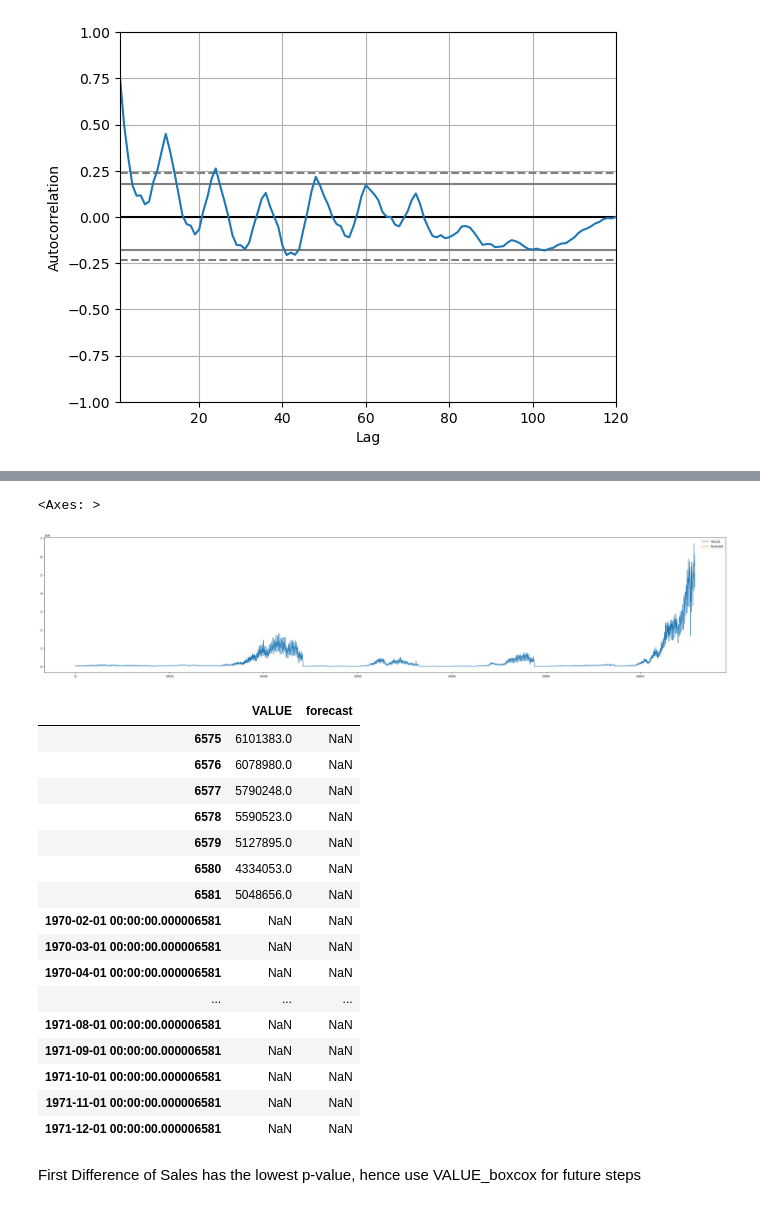
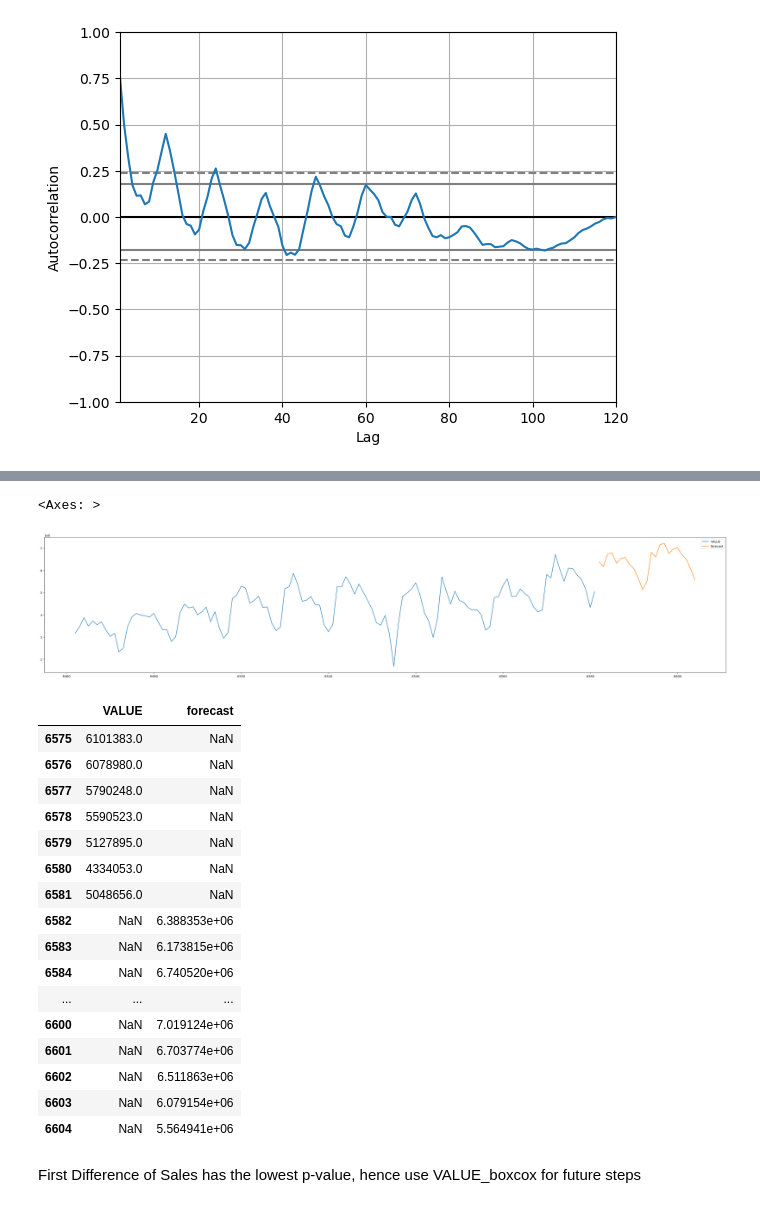
Before and after one commit to CLIUKELLY/ARIMA-Time-Serie-Forecasting, a Jupyter notebook: 02. ARIMA Time Series Forecasting_all data.ipynb, the cells around one changed output, grey strips where cells are left out. Saved outputs shown, nothing was run; the diff lists cells and outputs as text; code cells hidden in the pictures.

```diff
--- a/02. ARIMA Time Series Forecasting_all data.ipynb
+++ b/02. ARIMA Time Series Forecasting_all data.ipynb
@@ -206,7 +209,7 @@ Canadian_data[['VALUE','forecast']].plot(figsize=(40,8))
 import statsmodels.api as sm
 model=sm.tsa.statespace.SARIMAX(Canadian_data['VALUE'],order=(0, 1, 1),seasonal_order=(0,1,1,12))
 results=model.fit()
-Canadian_data['forecast']=results.predict(start=6000,end=6571,dynamic=True)
+Canadian_data['forecast']=results.predict(start=96,end=120,dynamic=True)
 Canadian_data[['VALUE','forecast']].plot(figsize=(40,8))
 # %% [output]
 RUNNING THE L-BFGS-B CODE
@@ -245,11 +252,12 @@ CONVERGENCE: NORM_OF_PROJECTED_GRADIENT_<=_PGTOL
 from pandas.tseries.offsets import DateOffset
 
 # Convert the last date in the index to a Timestamp object
-last_date = pd.Timestamp(Canadian_data.index[-1])
+last_date = Canadian_data['REF_DATE'].index[-1]
+#last_date = pd.to_datetime(last_date)
 print(last_date)
 
 # Now you should be able to add DateOffset to the last date in the index
-future_dates = [last_date + DateOffset(months=x) for x in range(0, 24)]
+future_dates = [last_date + x for x in range(0, 24)]
 future_datest_df = pd.DataFrame(index=future_dates[1:], columns=Canadian_data.columns)
 
 # Concatenate the original dataframe with the future dates dataframe
@@ -263,5 +271,5 @@ future_df[['VALUE', 'forecast']].plot(figsize=(40, 8))
 <Axes: >
-[figure, old version]
+[figure, new version]
 # %%
 future_df[['VALUE', 'forecast']].tail(30)
 # %% [output]
@@ -273,15 +281,15 @@ future_df[['VALUE', 'forecast']].tail(30)
 | 6579 | 5127895.0 | NaN |
 | 6580 | 4334053.0 | NaN |
 | 6581 | 5048656.0 | NaN |
-| 1970-02-01 00:00:00.000006581 | NaN | NaN |
-| 1970-03-01 00:00:00.000006581 | NaN | NaN |
-| 1970-04-01 00:00:00.000006581 | NaN | NaN |
+| 6582 | NaN | 6.388353e+06 |
+| 6583 | NaN | 6.173815e+06 |
+| 6584 | NaN | 6.740520e+06 |
 | ... | ... | ... |
-| 1971-08-01 00:00:00.000006581 | NaN | NaN |
-| 1971-09-01 00:00:00.000006581 | NaN | NaN |
-| 1971-10-01 00:00:00.000006581 | NaN | NaN |
-| 1971-11-01 00:00:00.000006581 | NaN | NaN |
-| 1971-12-01 00:00:00.000006581 | NaN | NaN |
+| 6600 | NaN | 7.019124e+06 |
+| 6601 | NaN | 6.703774e+06 |
+| 6602 | NaN | 6.511863e+06 |
+| 6603 | NaN | 6.079154e+06 |
+| 6604 | NaN | 5.564941e+06 |
 # %%
 # # Plot to see the effect of differencing
 # plt.figure(figsize=(10, 6))
```
Also changed, not shown: parts of 7 cells of this notebook.
